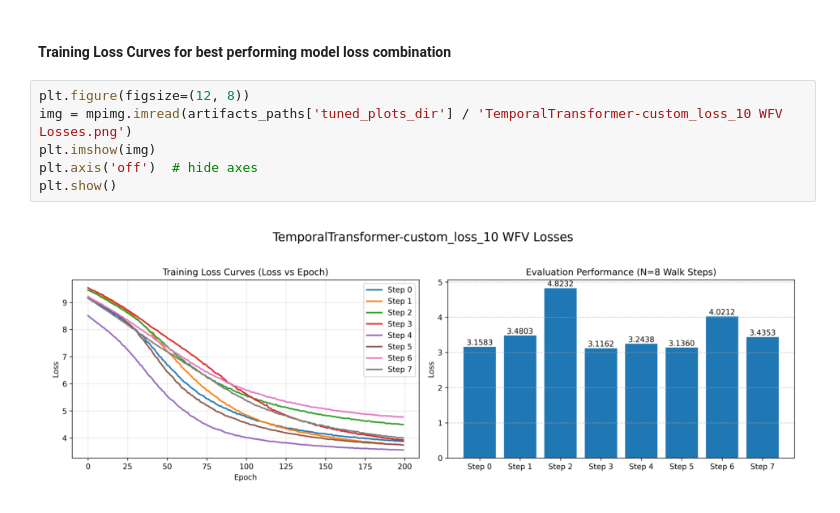
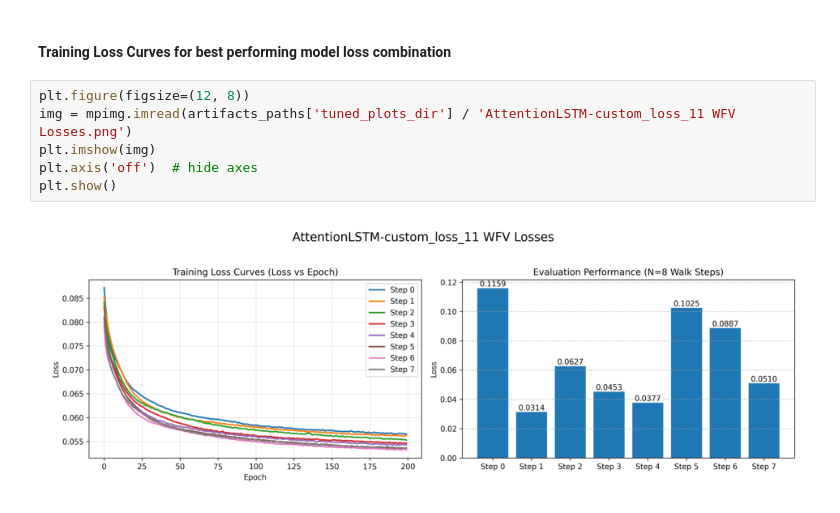
Before and after one commit to travisdesell/exact, a Jupyter notebook: financial_loss_functions/exploration/wfv_analysis.ipynb, the cells around one changed output. Cells and saved outputs as stored; diff of their text form.

```diff
--- a/financial_loss_functions/exploration/wfv_analysis.ipynb
+++ b/financial_loss_functions/exploration/wfv_analysis.ipynb
@@ -489,9 +487,9 @@ else:
 #### Training Loss Curves for best performing model loss combination
 # %%
 plt.figure(figsize=(12, 8))
-img = mpimg.imread(artifacts_paths['tuned_plots_dir'] / 'TemporalTransformer-custom_loss_10 WFV Losses.png')
+img = mpimg.imread(artifacts_paths['tuned_plots_dir'] / 'AttentionLSTM-custom_loss_11 WFV Losses.png')
 plt.imshow(img)
 plt.axis('off')  # hide axes
 plt.show()
 # %% [output]
-[figure, old version]
+[figure, new version]
```
Also changed, not shown: parts of 5 cells of this notebook, 3 other files.
